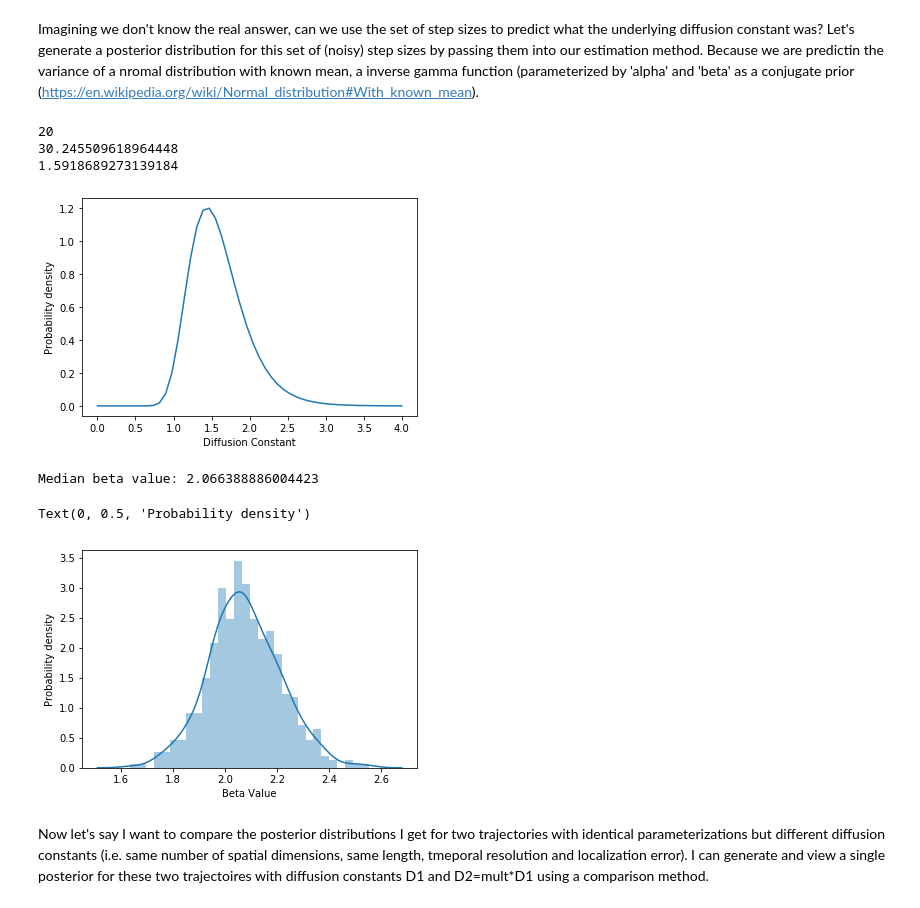
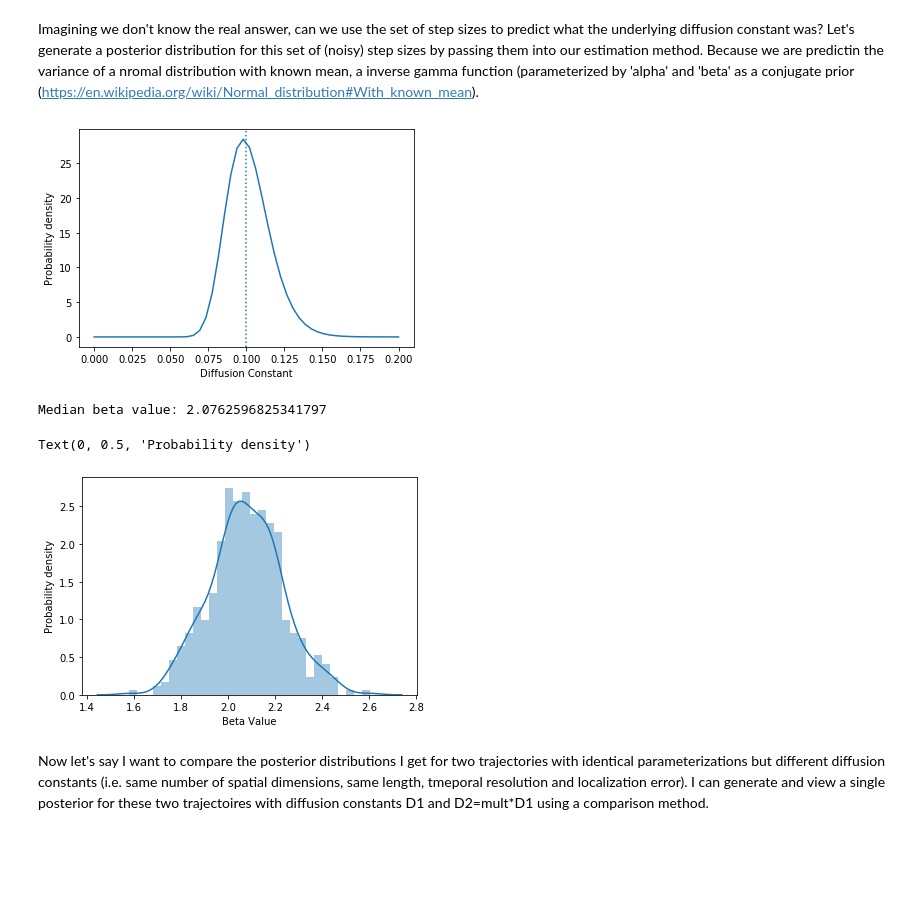
Before and after one commit to AllenCellModeling/diffusive_distinguishability, a Jupyter notebook: diffusive_distinguishability/ndim_fbm_analysis_tutorial.ipynb, the cells around one changed output. Cells and saved outputs as stored; diff of their text form; code cells hidden in the pictures; blank space fills up the shorter version.

```diff
--- a/diffusive_distinguishability/ndim_fbm_analysis_tutorial.ipynb
+++ b/diffusive_distinguishability/ndim_fbm_analysis_tutorial.ipynb
@@ -56,29 +40,24 @@ plt.legend()
 # %% [markdown]
 Imagining we don't know the real answer, can we use the set of step sizes to predict what the underlying diffusion constant was? Let's generate a posterior distribution for this set of (noisy) step sizes by passing them into our estimation method. Because we are predictin the variance of a nromal distribution with known mean, a inverse gamma function (parameterized by 'alpha' and 'beta' as a conjugate prior (https://en.wikipedia.org/wiki/Normal_distribution#With_known_mean).
 # %%
-posterior, alpha, beta = hd.estimate_diffusion(n_dim = n_dim, dt = 1, dr = df1['dr_obs'])
-xx = np.linspace(0,4, 50)
+posterior, alpha, beta = hd.estimate_diffusion(n_dim = n_dim, dt = 1, dr = df['dr'])
+xx = np.linspace(0, 0.2, 50)
 plt.plot(xx, posterior.pdf(xx))
+plt.axvline(x=d_const, linestyle=':')
 plt.xlabel('Diffusion Constant')
 plt.ylabel('Probability density');
-print(alpha)
-print(beta)
-print(beta/(alpha-1))
 # %% [output]
-20
-30.245509618964448
-1.5918689273139184
-[figure, old version]
+[figure, new version]
 # %%
-alpha_median, beta_median, alphas, betas = hd.get_posterior_set(n_dim=2, d_const=0.01, n_steps=200, dt=1, n_reps=500, loc_std=0.02)
+alpha_median, beta_median, alphas, betas = hd.get_posterior_set(n_dim=2, d_const=0.01, n_steps=200, dt=1, n_reps=500, loc_std=0.02, hurst=None)
 print('Median beta value: '+str(beta_median))
 sb.distplot(betas, bins=30);
 plt.xlabel('Beta Value')
 plt.ylabel('Probability density')
 # %% [output]
-Median beta value: 2.066388886004423
+Median beta value: 2.0762596825341797
 Text(0, 0.5, 'Probability density')
-[figure, old version]
+[figure, new version]
 # %% [markdown]
 Now let's say I want to compare the posterior distributions I get for two trajectories with identical parameterizations but different diffusion constants (i.e. same number of spatial dimensions, same length, tmeporal resolution and localization error). I can generate and view a single posterior for these two trajectoires with diffusion constants D1 and D2=mult*D1 using a comparison method.
 # %% [markdown]
```
Also changed, not shown: parts of 20 cells of this notebook, 3 other files.
